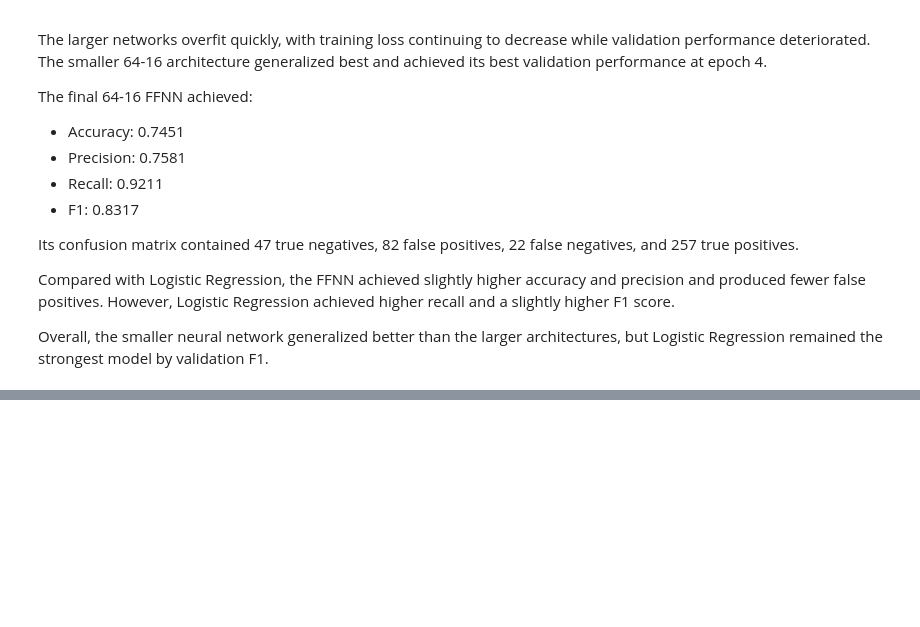
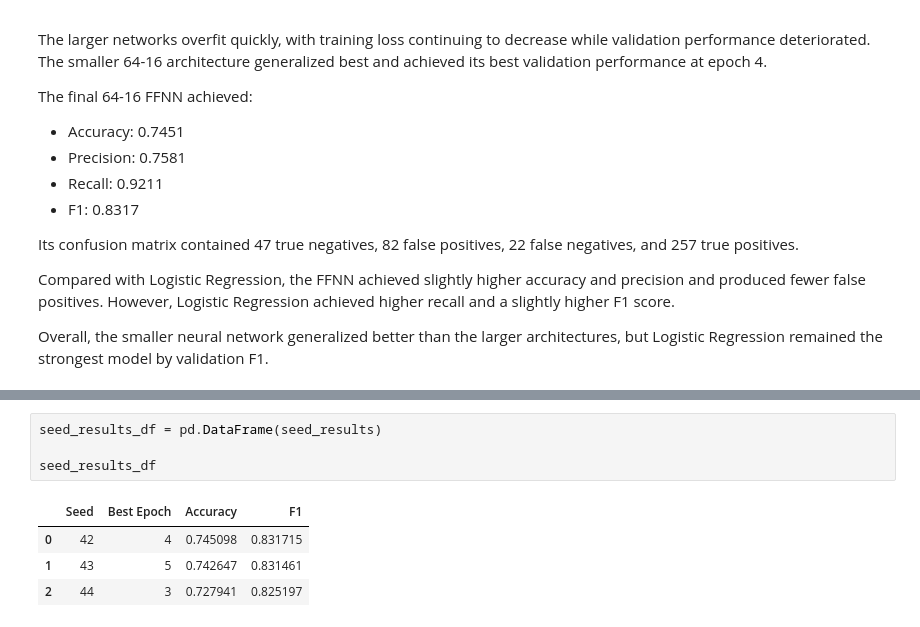
Before and after one commit to freemanchamjames/nlp_paraphrase_detection, a Jupyter notebook: notebooks/05_FNN.ipynb, the cells around one changed output, grey strips where cells are left out. Cells and saved outputs as stored; diff of their text form; blank space fills up the shorter version.

```diff
--- a/notebooks/05_FNN.ipynb
+++ b/notebooks/05_FNN.ipynb
@@ -743,0 +823,9 @@ validation F1.
+# %%
+seed_results_df = pd.DataFrame(seed_results)
+
+seed_results_df
+# %% [output]
+|  | Seed | Best Epoch | Accuracy | F1 |
+| 0 | 42 | 4 | 0.745098 | 0.831715 |
+| 1 | 43 | 5 | 0.742647 | 0.831461 |
+| 2 | 44 | 3 | 0.727941 | 0.825197 |
```
Also changed, not shown: parts of 10 cells of this notebook, 6 other files.
